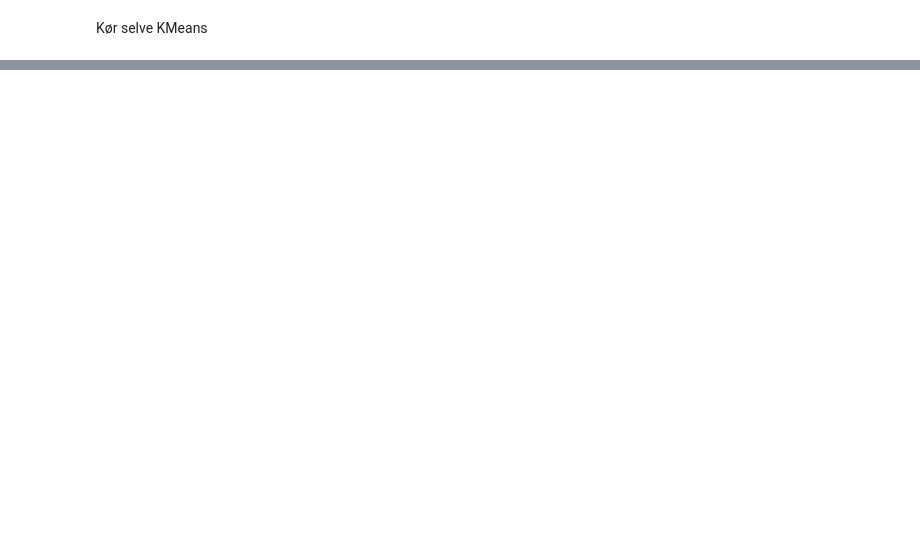
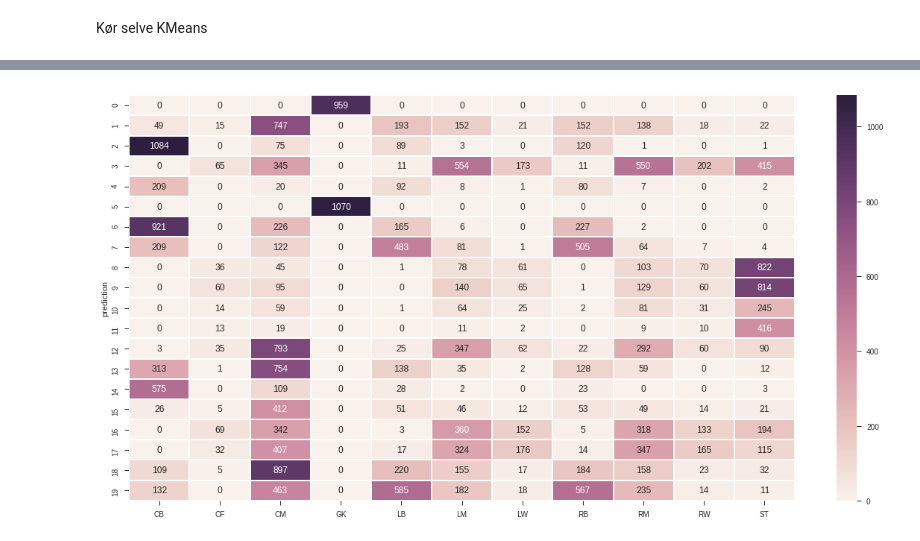
Before and after one commit to mssalvador/Fifa2018, a Jupyter notebook: Teknisk Tirsdag Tutorial (Un-Supervised).ipynb, the cells around one changed output, grey strips where cells are left out. Cells and saved outputs as stored; diff of their text form; code cells hidden in the pictures; blank space fills up the shorter version.

```diff
--- a/Teknisk Tirsdag Tutorial (Un-Supervised).ipynb
+++ b/Teknisk Tirsdag Tutorial (Un-Supervised).ipynb
@@ -277,0 +305,19 @@ Index(['Acceleration', 'Aggression', 'Agility', 'Balance', 'Ball control',
+# %%
+simplied_position_df =  position_df.copy()
+del simplied_position_df['prediction']
+# Samler CAM og CDM til CM
+simplied_position_df['CM'] = (simplied_position_df['CAM'] | # INDSÆT BINÆR OPERATOR
+                              simplied_position_df['CM'] | # INDSÆT BINÆR OPERATOR
+                              simplied_position_df['CDM']
+                             )
+del simplied_position_df['CAM']
+del simplied_position_df['CDM']
+
+simplied_position_df['RB'] = (simplied_position_df['RB'] | # INDSÆT BINÆR OPERATOR
+                              simplied_position_df['RWB'])
+simplied_position_df['LB'] = (simplied_position_df['LB'] | # INDSÆT BINÆR OPERATOR
+                              simplied_position_df['LWB'])
+del simplied_position_df['RWB']
+del simplied_position_df['LWB']
+
+simplied_position_df.head()
@@ -277,0 +415,4 @@ Index(['Acceleration', 'Aggression', 'Agility', 'Balance', 'Ball control',
+# %%
+n_clusters = None### INDSÆT ANTAL CLUSTRE
+simplied_position_df = run_kmeans(scaled_attributes_df, simplied_position_df, 20)
+simplied_position_df
@@ -277,0 +439,5 @@ Index(['Acceleration', 'Aggression', 'Agility', 'Balance', 'Ball control',
+# %%
+positions_list = "CB CF CM GK LB LM LW RB RM RW ST".split(' ')
+print_cluster_til_position(simplied_position_df, positions_list)
+# %% [output]
+[figure, added]
```
Also changed, not shown: parts of 40 cells of this notebook, 2 other files.
